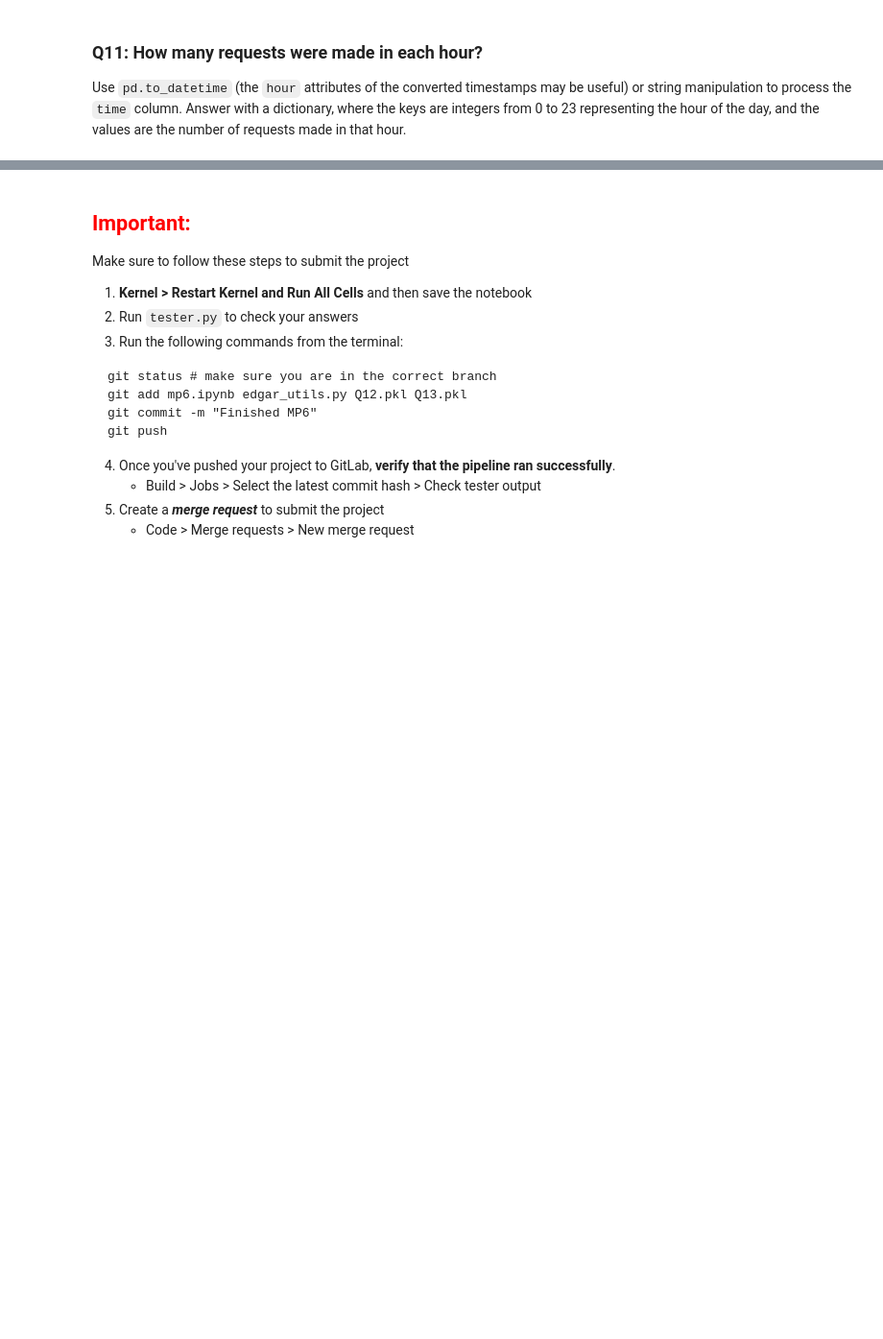
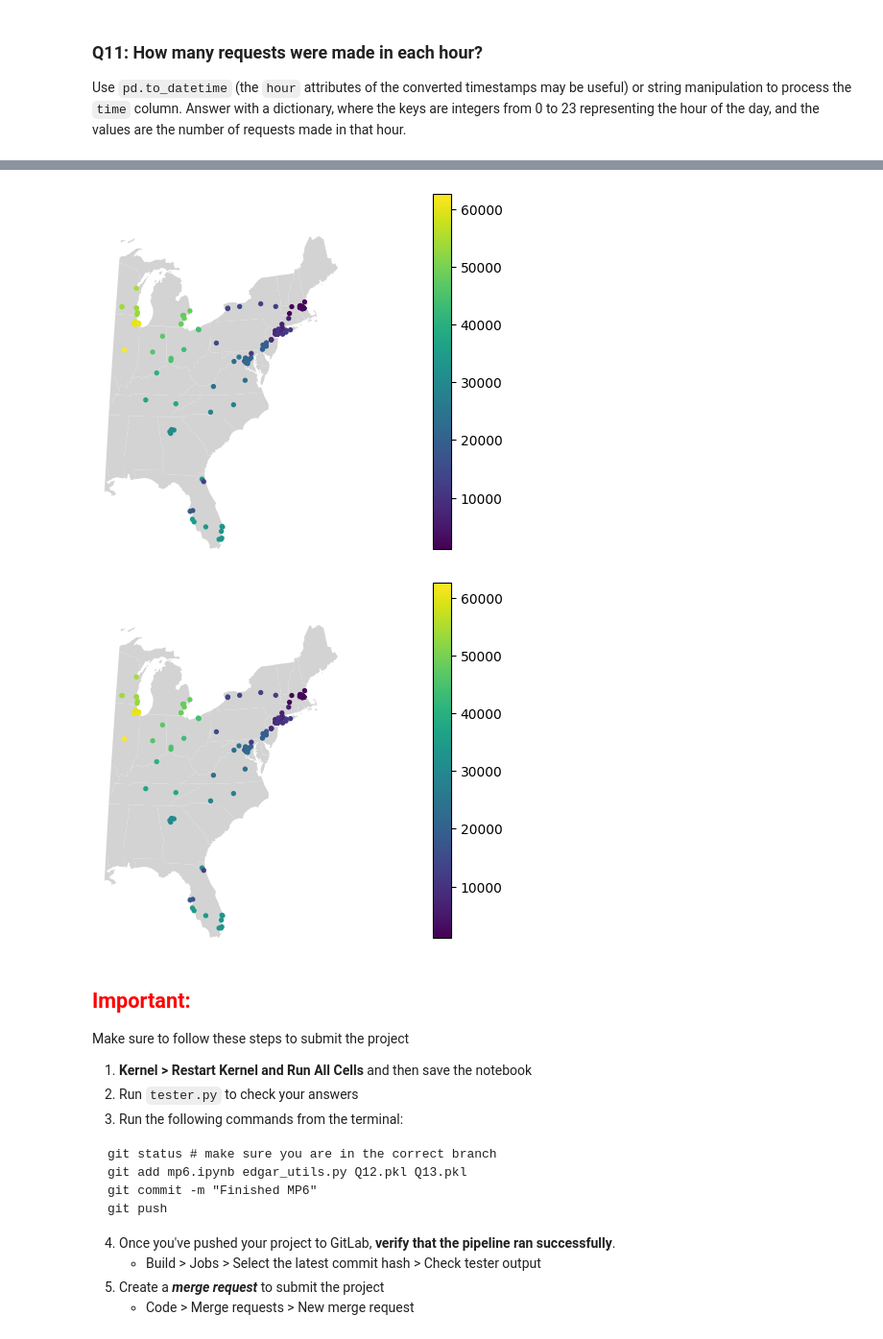
Before and after one commit to Holly-LeLe/cs320-labs-and-projects, a Jupyter notebook: projects/mp6/mp6.ipynb, the cells around one changed output, grey strips where cells are left out. Shown at 96% size. Drawn from its saved outputs; the diff is of its cells as text; code cells hidden in the pictures; blank space fills up the shorter version.

````diff
--- a/projects/mp6/mp6.ipynb
+++ b/projects/mp6/mp6.ipynb
@@ -62,6 +62,9 @@ For this portion of the machine project, you may collaborate with your group mem
 > 📄 **Work in:** [`mp6.ipynb`](mp6.ipynb)
 # %%
 # Use pandas to read in "server_log.zip as a csv file"
+with ZipFile("server_log.zip") as z:
+    with z.open("rows.csv") as f:
+        df = pd.read_csv(f)
 # %% [markdown]
 ### Q1: What's the total size in bytes of the files requested?
 
@@ -156,6 +219,14 @@ Creating this dictionary once now will save us from needing to loop over all val
 in future questions.
 # %%
 # Create `filings` dictionary
+filings = {}
+
+with ZipFile("docs.zip") as z:
+    for name in z.namelist():
+        if name.endswith(".htm") or name.endswith(".html"):
+            with z.open(name) as f:
+                html = f.read().decode("utf-8")
+            filings[name] = edgar_utils.Filing(html)
 # %% [markdown]
 ### Q7: What dates appear in the `886982/0000769993-16-001958/-index.htm` file of `docs.zip`?
 
@@ -208,3 +301,11 @@ Expected output:
 ```
 # %%
 #Q9
+from collections import Counter
+
+address_counts = Counter()
+
+for filing in filings.values():
+    address_counts.update(filing.addresses)
+
+dict(sorted(address_counts.items(), key=lambda x: x[1], reverse=True)[:10])
@@ -337,18 +583,40 @@ south = 25
 # %%
 #Q13
 
-# ADD CODE HERE
+bounds = box(west, south, east, north)
 
-# Create the plot
+locations = gpd.read_file("locations.geojson")
+background = gpd.read_file("shapes/cb_2018_us_state_20m.shp")
+
+locations["zipcode"] = locations["address"].str.extract(r"(\d{5})(?:-\d{4})?")[0]
+locations = locations.dropna(subset=["zipcode"]).copy()
+locations["zipcode"] = locations["zipcode"].astype(int)
+
+background = background.to_crs("EPSG:4326")
+background = background.intersection(bounds)
+background = gpd.GeoSeries(background, crs="EPSG:4326").to_crs(epsg=2022)
+
+locations = locations[locations.intersects(bounds)].copy()
+locations = locations.to_crs(epsg=2022)
+
+proj_bounds = gpd.GeoSeries([bounds], crs="EPSG:4326").to_crs(epsg=2022).iloc[0]
+
 fig, ax = plt.subplots()
 
-# PLOT HERE
+background.plot(ax=ax, color="lightgray")
+locations.plot(ax=ax, column="zipcode", legend=True, markersize=8)
 
-# IMPORTANT -- Do not remove --
+ax.set_xlim(proj_bounds.bounds[0], proj_bounds.bounds[2])
+ax.set_ylim(proj_bounds.bounds[1], proj_bounds.bounds[3])
+ax.set_axis_off()
+
 with open("Q13.pkl", "wb") as f:
     pickle.dump(fig, f)
 
-plt.show()
+fig
+# %% [output]
+[figure, added]
+[figure, added]
 # %% [markdown]
 ## <span style="color:red">Important:</span>
 Make sure to follow these steps to submit the project
````
Also changed, not shown: parts of 14 cells of this notebook, 3 other files.
